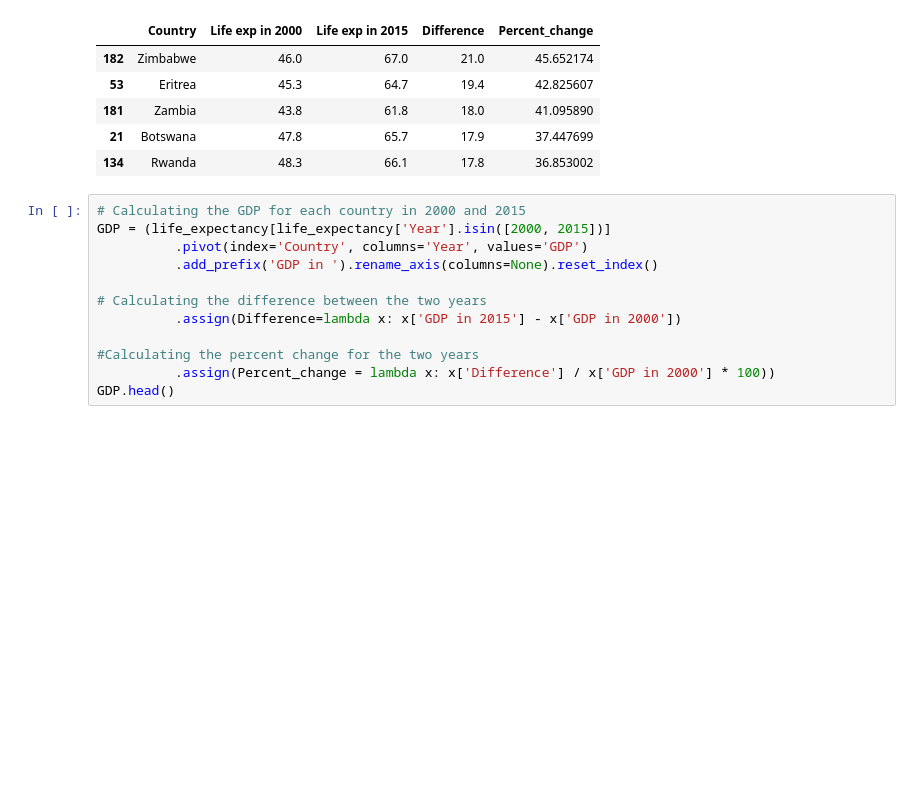
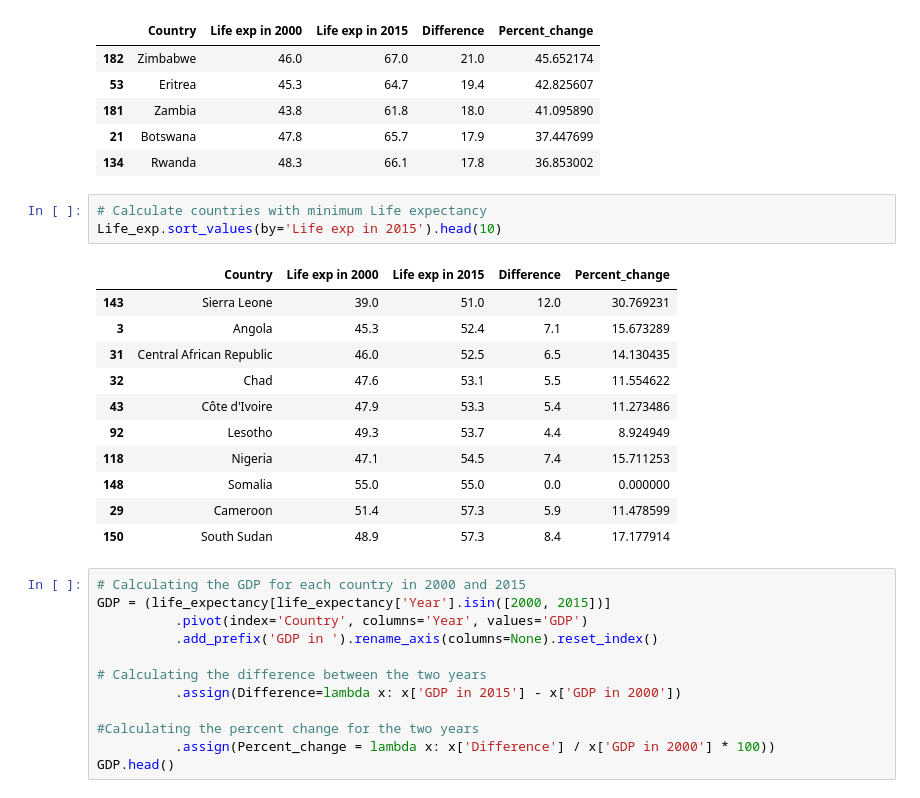
Before and after one commit to AXT295/Project-1, a Jupyter notebook: Project_1.ipynb, the cells around one changed output. Saved outputs shown, nothing was run; the diff lists cells and outputs as text; blank space fills up the shorter version.

```diff
--- a/Project_1.ipynb
+++ b/Project_1.ipynb
@@ -56,6 +56,21 @@ Life_exp.sort_values(by='Percent_change', ascending = False).head()
 | 181 | Zambia | 43.8 | 61.8 | 18.0 | 41.095890 |
 | 21 | Botswana | 47.8 | 65.7 | 17.9 | 37.447699 |
 | 134 | Rwanda | 48.3 | 66.1 | 17.8 | 36.853002 |
+# %%
+# Calculate countries with minimum Life expectancy
+Life_exp.sort_values(by='Life exp in 2015').head(10)
+# %% [output]
+|  | Country | Life exp in 2000 | Life exp in 2015 | Difference | Percent_change |
+| 143 | Sierra Leone | 39.0 | 51.0 | 12.0 | 30.769231 |
+| 3 | Angola | 45.3 | 52.4 | 7.1 | 15.673289 |
+| 31 | Central African Republic | 46.0 | 52.5 | 6.5 | 14.130435 |
+| 32 | Chad | 47.6 | 53.1 | 5.5 | 11.554622 |
+| 43 | Côte d'Ivoire | 47.9 | 53.3 | 5.4 | 11.273486 |
+| 92 | Lesotho | 49.3 | 53.7 | 4.4 | 8.924949 |
+| 118 | Nigeria | 47.1 | 54.5 | 7.4 | 15.711253 |
+| 148 | Somalia | 55.0 | 55.0 | 0.0 | 0.000000 |
+| 29 | Cameroon | 51.4 | 57.3 | 5.9 | 11.478599 |
+| 150 | South Sudan | 48.9 | 57.3 | 8.4 | 17.177914 |
 # %%
 # Calculating the GDP for each country in 2000 and 2015
 GDP = (life_expectancy[life_expectancy['Year'].isin([2000, 2015])]
```
Also changed, not shown: parts of 2 cells of this notebook.
